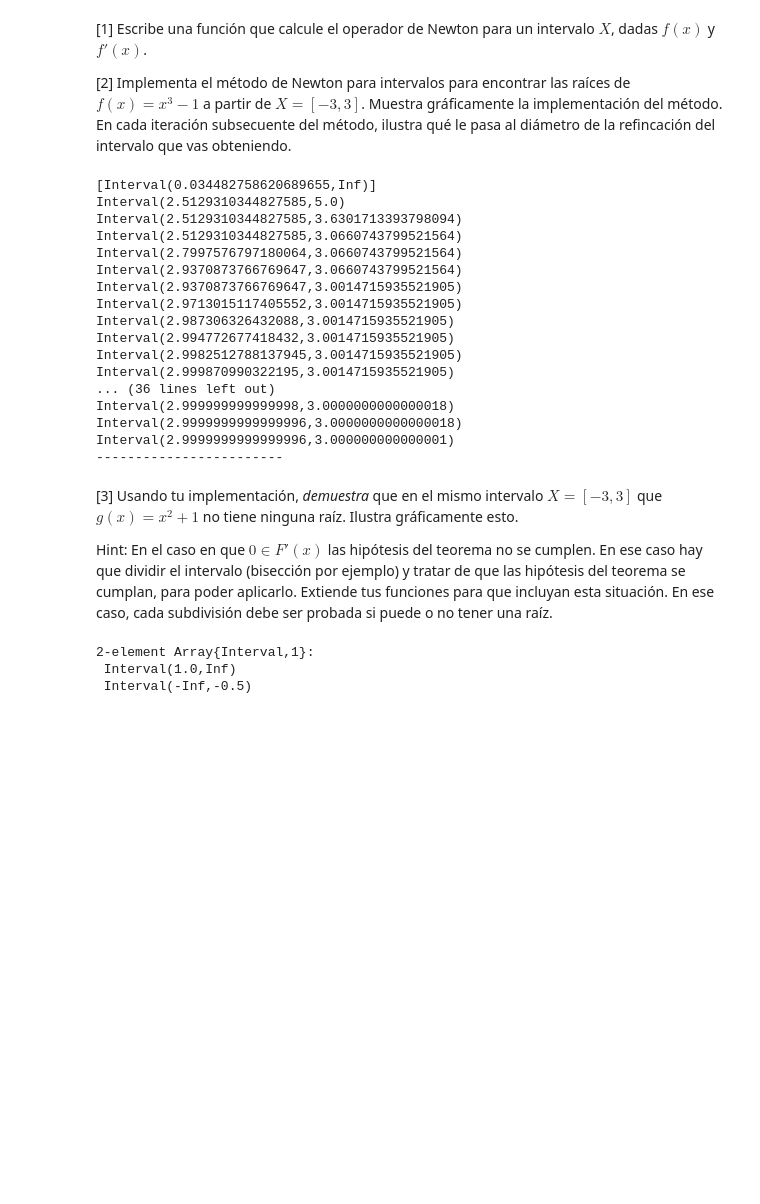
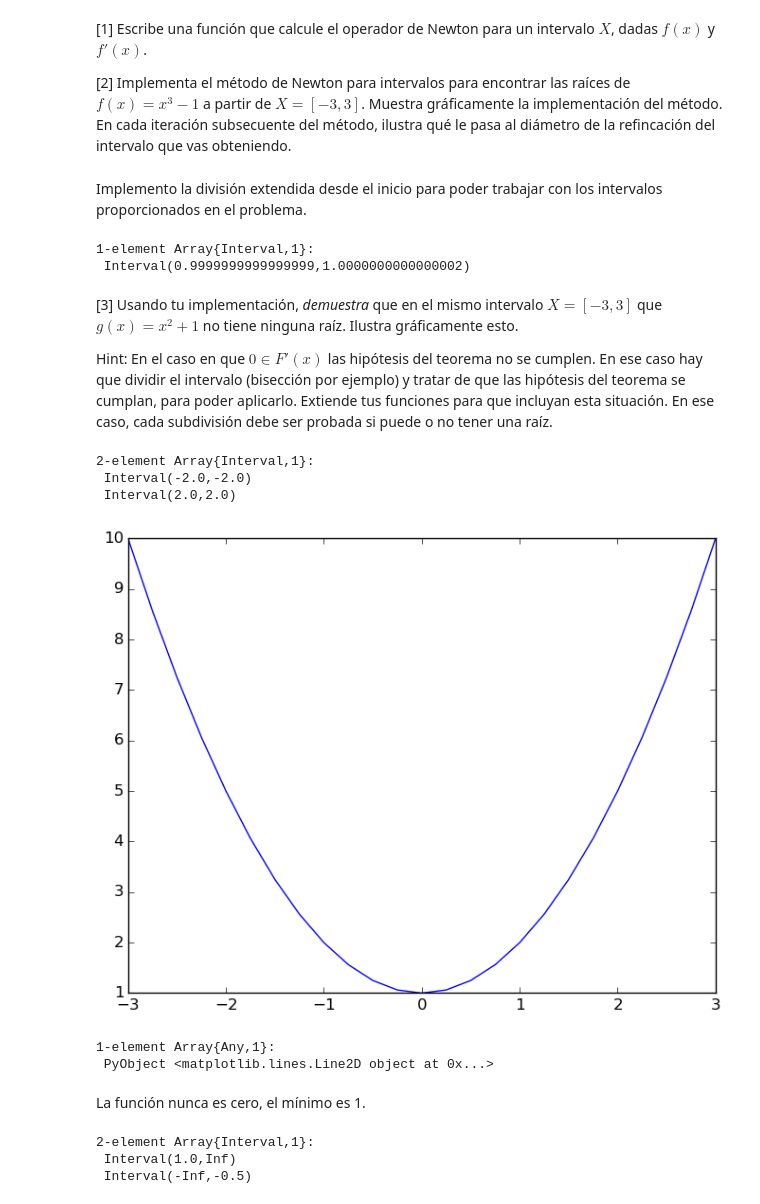
Before and after one commit to TigrisAltaica/Tareas, a Jupyter notebook: 10. Metodo de Newton para intervalos.ipynb, the cells around one changed output. Saved outputs shown, nothing was run; the diff lists cells and outputs as text; code cells hidden in the pictures; blank space fills up the shorter version.

```diff
--- a/10. Metodo de Newton para intervalos.ipynb
+++ b/10. Metodo de Newton para intervalos.ipynb
@@ -65,8 +67,10 @@ Más aún, si $f(x)$ es doblemente continua y diferenciable y $N(X)$ está bien
 [1] Escribe una función que calcule el operador de Newton para un intervalo $X$, dadas $f(x)$ y $f'(x)$.
 
 [2] Implementa el método de Newton para intervalos para encontrar las raíces de $f(x) = x^3 - 1$ a partir de $X=[-3,3]$. Muestra gráficamente la implementación del método. En cada iteración subsecuente del método, ilustra qué le pasa al diámetro de la refincación del intervalo que vas obteniendo.
+# %% [markdown]
+Implemento la división extendida desde el inicio para poder trabajar con los intervalos proporcionados en el problema.
 # %%
-f(x) = (x-1)*(x-2)*(x-3)
+f(x) = (x-3)*(x-2)*(x-1)
 
 
 
@@ -74,7 +78,9 @@ function NewtonIntervalMethod(F::Function,X::Interval,tol)
 
 
     Y= Interval[]
-    A=X
+    A= Interval[]
+
+    push!(A,X)
 
     function df(x)
         return(GetDerivativeValue(f,x))
@@ -82,12 +88,12 @@ function NewtonIntervalMethod(F::Function,X::Interval,tol)
 
     append!(Y,extended_division(df,X))
     n=length(Y)
-    println(Y)
+
     for j=1:n
 
-        X=A
+        X=A[1]
 
-        for l = 1:50
+        for l = 1:500
 
 
             X=Intersection(midpoint(X)-F(midpoint(X))*Y[j],X)
@@ -96,37 +102,43 @@ function NewtonIntervalMethod(F::Function,X::Interval,tol)
                 return("No hay raíces en el intervalo")
             end
 
-            println(X)
+
 
         end
+        push!(A,X)
 
-        println("------------------------")
     end
+
+    return(A[2:length(A)])
 end
 
-NewtonIntervalMethod(f,Interval(0,5),1e-15)
+NewtonIntervalMethod(f,Interval(-2.9,2.9),1e-15)
 # %% [output]
-[Interval(0.034482758620689655,Inf)]
-Interval(2.5129310344827585,5.0)
-Interval(2.5129310344827585,3.6301713393798094)
-Interval(2.5129310344827585,3.0660743799521564)
-Interval(2.7997576797180064,3.0660743799521564)
-Interval(2.9370873766769647,3.0660743799521564)
-Interval(2.9370873766769647,3.0014715935521905)
-Interval(2.9713015117405552,3.0014715935521905)
-Interval(2.987306326432088,3.0014715935521905)
-Interval(2.994772677418432,3.0014715935521905)
-Interval(2.9982512788137945,3.0014715935521905)
-Interval(2.999870990322195,3.0014715935521905)
-... (36 lines left out)
-Interval(2.999999999999998,3.0000000000000018)
-Interval(2.9999999999999996,3.0000000000000018)
-Interval(2.9999999999999996,3.000000000000001)
-------------------------
+1-element Array{Interval,1}:
+ Interval(0.9999999999999999,1.0000000000000002)
 # %% [markdown]
 [3] Usando tu implementación, *demuestra* que en el mismo intervalo $X=[-3,3]$ que $g(x) = x^2+1$ no tiene ninguna raíz. Ilustra gráficamente esto.
 
 Hint: En el caso en que $0\in F'(x)$ las hipótesis del teorema no se cumplen. En ese caso hay que dividir el intervalo (bisección por ejemplo) y tratar de que las hipótesis del teorema se cumplan, para poder aplicarlo. Extiende tus funciones para que incluyan esta situación. En ese caso, cada subdivisión debe ser probada si puede o no tener una raíz.
+# %%
+f(x) = x^2-4
+
+NewtonIntervalMethod(f,Interval(-3,3),1e-15)
+# %% [output]
+2-element Array{Interval,1}:
+ Interval(-2.0,-2.0)
+ Interval(2.0,2.0)
+# %%
+x=[-3+i for i = 0:.25:6]
+y=[i^2+1 for i in x]
+
+plot(x,y)
+# %% [output]
+[figure, added]
+1-element Array{Any,1}:
+ PyObject <matplotlib.lines.Line2D object at 0x...>
+# %% [markdown]
+La función nunca es cero, el mínimo es 1.
 # %%
 f(x) = x^3
 df(x) = -1*x
```
Also changed, not shown: parts of 4 cells of this notebook.
